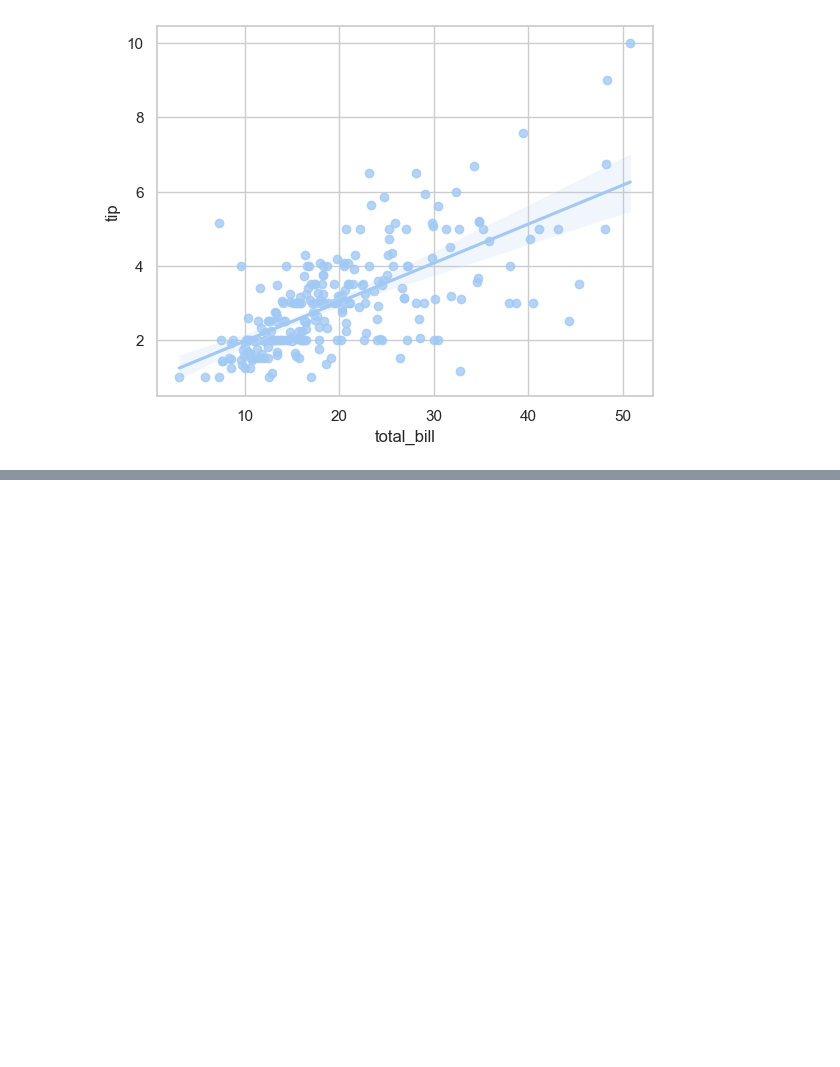
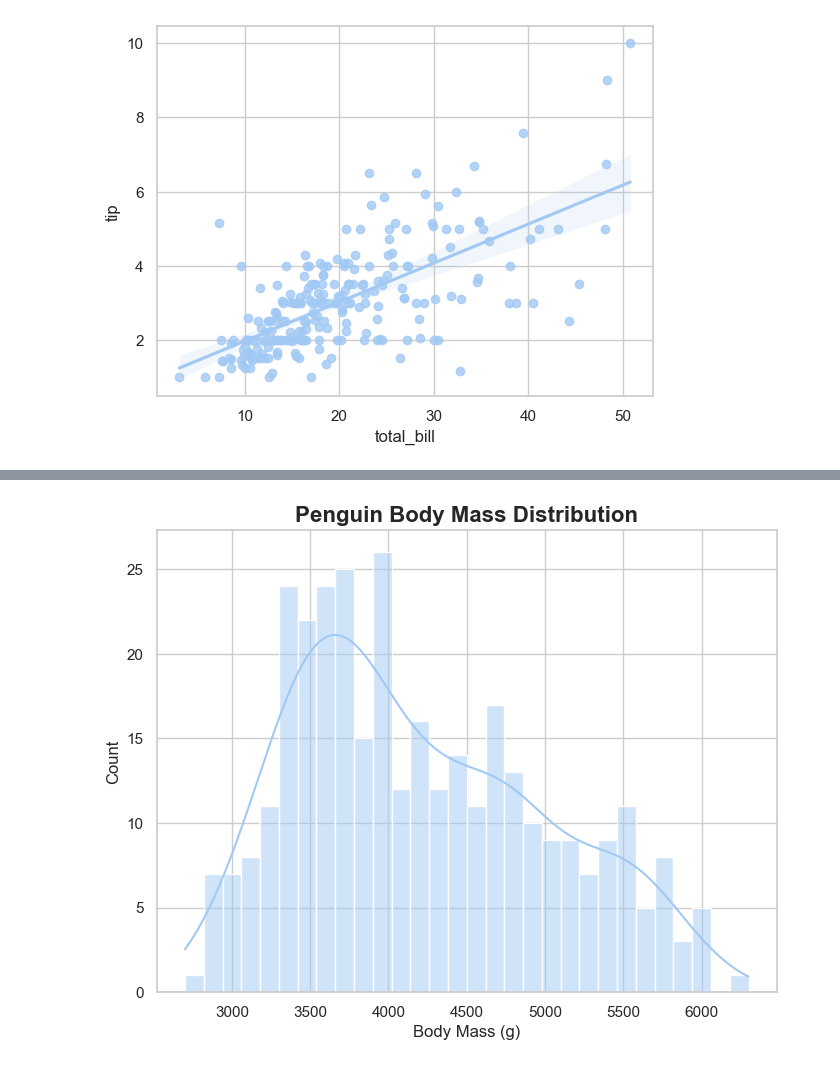
Before and after one commit to krishnaborude/Seaborn, a Jupyter notebook: main.ipynb, the cells around one changed output, grey strips where cells are left out. Drawn from its saved outputs; the diff is of its cells as text; code cells hidden in the pictures; blank space fills up the shorter version.

```diff
--- a/main.ipynb
+++ b/main.ipynb
@@ -108,0 +123,12 @@ plt.show()
+# %%
+plt.figure(figsize=(8, 6))
+sns.histplot(sns.load_dataset("penguins")["body_mass_g"], bins=30, kde=True)
+
+plt.title("Penguin Body Mass Distribution", fontsize=16, fontweight="bold")  # Title
+plt.xlabel("Body Mass (g)", fontsize=12)  # X-axis label
+plt.ylabel("Count", fontsize=12)  # Y-axis label
+plt.grid(True)  # Show grid lines
+
+plt.show()
+# %% [output]
+[figure, added]
```
Also changed, not shown: parts of 11 cells of this notebook, 2 other files.
